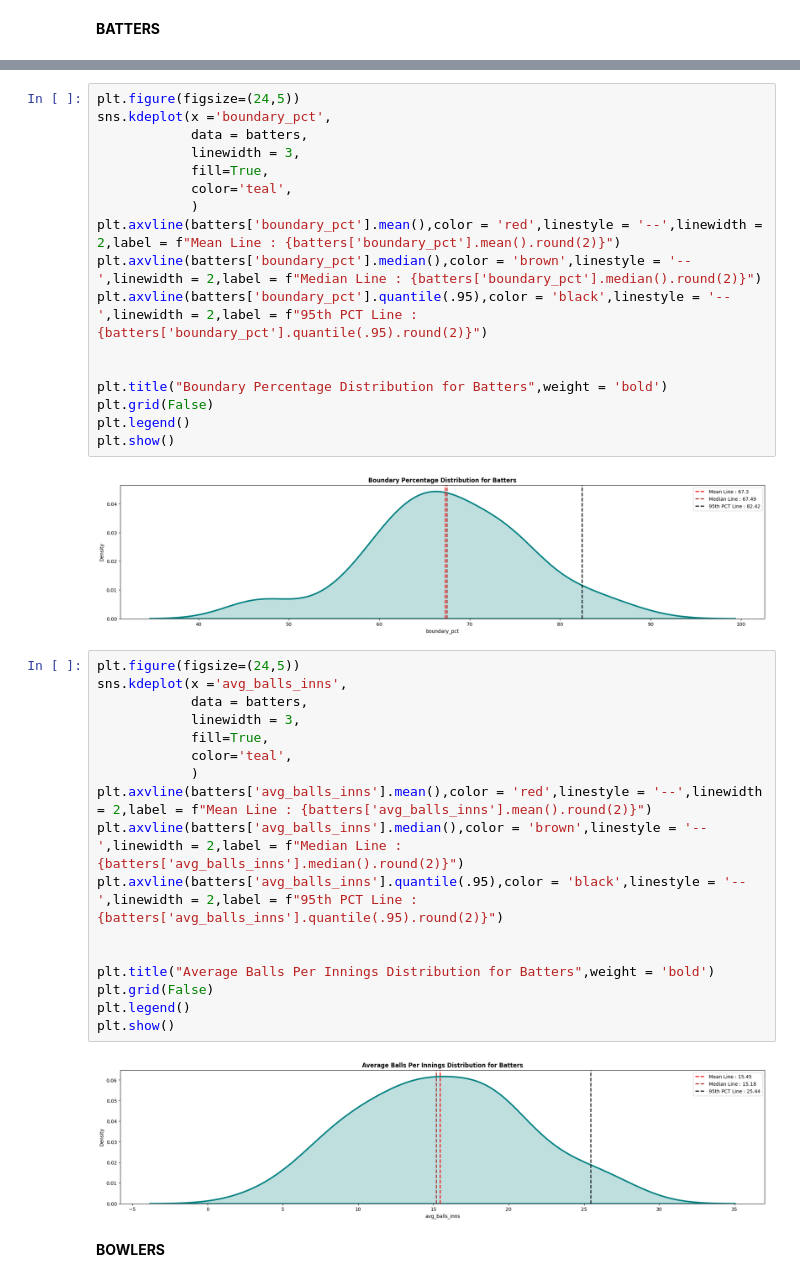
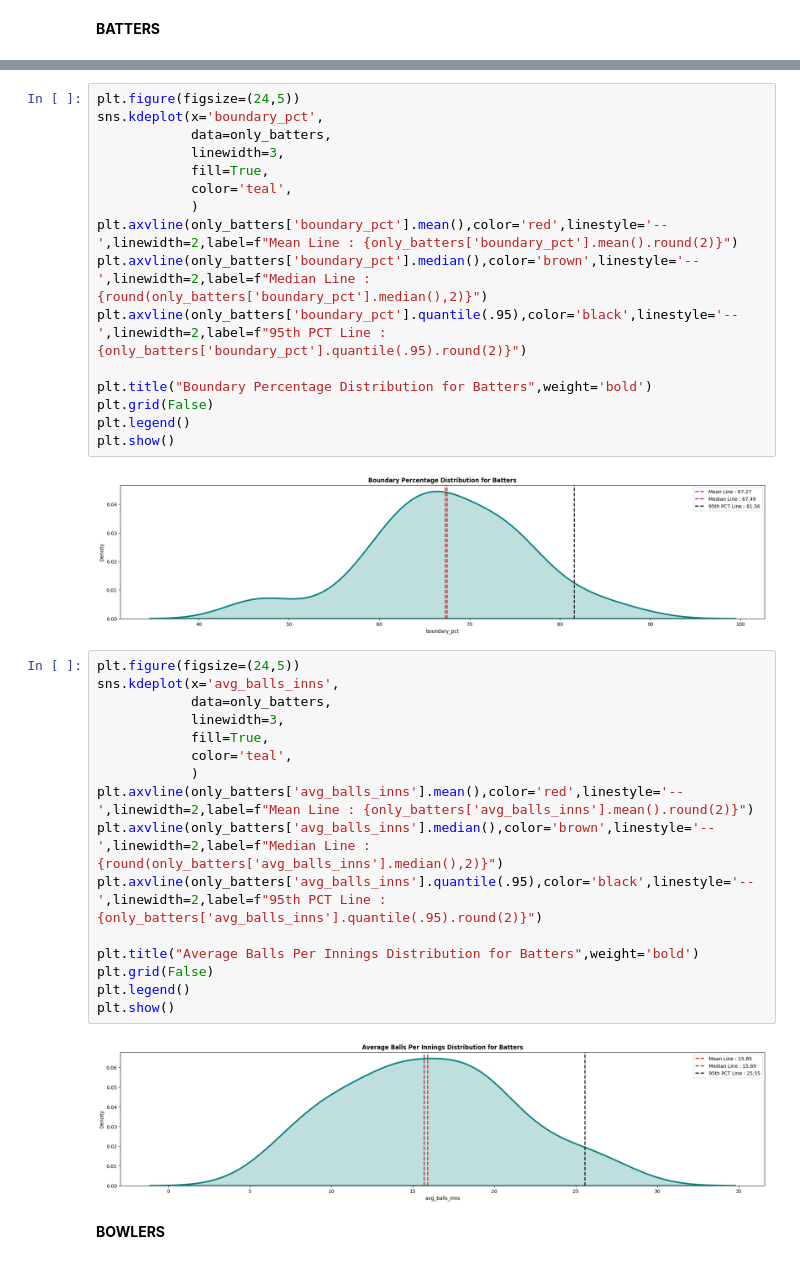
Before and after one commit to IamRaNo/InsightForge, a Jupyter notebook: Are Prices Justified - IPL 2026/_jupyter_notebooks/price_justification_analysis.ipynb, the cells around one changed output, grey strips where cells are left out. Drawn from its saved outputs; the diff is of its cells as text.

```diff
--- a/Are Prices Justified - IPL 2026/_jupyter_notebooks/price_justification_analysis.ipynb
+++ b/Are Prices Justified - IPL 2026/_jupyter_notebooks/price_justification_analysis.ipynb
@@ -95,41 +98,39 @@ plt.show()
 # %%
 plt.figure(figsize=(24,5))
-sns.kdeplot(x ='boundary_pct',
-            data = batters,
-            linewidth = 3,
+sns.kdeplot(x='boundary_pct',
+            data=only_batters,
+            linewidth=3,
             fill=True,
             color='teal',
             )
-plt.axvline(batters['boundary_pct'].mean(),color = 'red',linestyle = '--',linewidth = 2,label = f"Mean Line : {batters['boundary_pct'].mean().round(2)}")
-plt.axvline(batters['boundary_pct'].median(),color = 'brown',linestyle = '--',linewidth = 2,label = f"Median Line : {batters['boundary_pct'].median().round(2)}")
-plt.axvline(batters['boundary_pct'].quantile(.95),color = 'black',linestyle = '--',linewidth = 2,label = f"95th PCT Line : {batters['boundary_pct'].quantile(.95).round(2)}")
+plt.axvline(only_batters['boundary_pct'].mean(),color='red',linestyle='--',linewidth=2,label=f"Mean Line : {only_batters['boundary_pct'].mean().round(2)}")
+plt.axvline(only_batters['boundary_pct'].median(),color='brown',linestyle='--',linewidth=2,label=f"Median Line : {round(only_batters['boundary_pct'].median(),2)}")
+plt.axvline(only_batters['boundary_pct'].quantile(.95),color='black',linestyle='--',linewidth=2,label=f"95th PCT Line : {only_batters['boundary_pct'].quantile(.95).round(2)}")
 
-
-plt.title("Boundary Percentage Distribution for Batters",weight = 'bold')
+plt.title("Boundary Percentage Distribution for Batters",weight='bold')
 plt.grid(False)
 plt.legend()
 plt.show()
 # %% [output]
-[figure, old version]
+[figure, new version]
 # %%
 plt.figure(figsize=(24,5))
-sns.kdeplot(x ='avg_balls_inns',
-            data = batters,
-            linewidth = 3,
+sns.kdeplot(x='avg_balls_inns',
+            data=only_batters,
+            linewidth=3,
             fill=True,
             color='teal',
             )
-plt.axvline(batters['avg_balls_inns'].mean(),color = 'red',linestyle = '--',linewidth = 2,label = f"Mean Line : {batters['avg_balls_inns'].mean().round(2)}")
-plt.axvline(batters['avg_balls_inns'].median(),color = 'brown',linestyle = '--',linewidth = 2,label = f"Median Line : {batters['avg_balls_inns'].median().round(2)}")
-plt.axvline(batters['avg_balls_inns'].quantile(.95),color = 'black',linestyle = '--',linewidth = 2,label = f"95th PCT Line : {batters['avg_balls_inns'].quantile(.95).round(2)}")
+plt.axvline(only_batters['avg_balls_inns'].mean(),color='red',linestyle='--',linewidth=2,label=f"Mean Line : {only_batters['avg_balls_inns'].mean().round(2)}")
+plt.axvline(only_batters['avg_balls_inns'].median(),color='brown',linestyle='--',linewidth=2,label=f"Median Line : {round(only_batters['avg_balls_inns'].median(),2)}")
+plt.axvline(only_batters['avg_balls_inns'].quantile(.95),color='black',linestyle='--',linewidth=2,label=f"95th PCT Line : {only_batters['avg_balls_inns'].quantile(.95).round(2)}")
 
-
-plt.title("Average Balls Per Innings Distribution for Batters",weight = 'bold')
+plt.title("Average Balls Per Innings Distribution for Batters",weight='bold')
 plt.grid(False)
 plt.legend()
 plt.show()
 # %% [output]
-[figure, old version]
+[figure, new version]
 # %% [markdown]
 **BOWLERS**
 # %%
```
Also changed, not shown: parts of 45 cells of this notebook.
